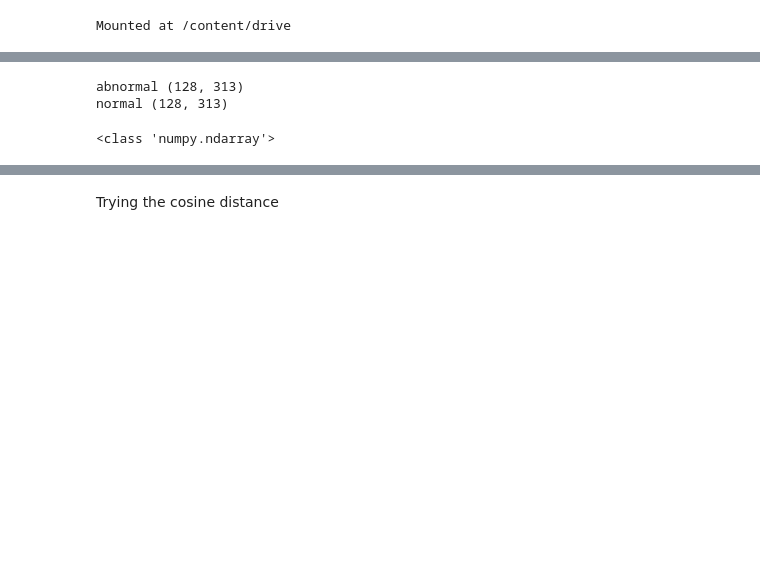
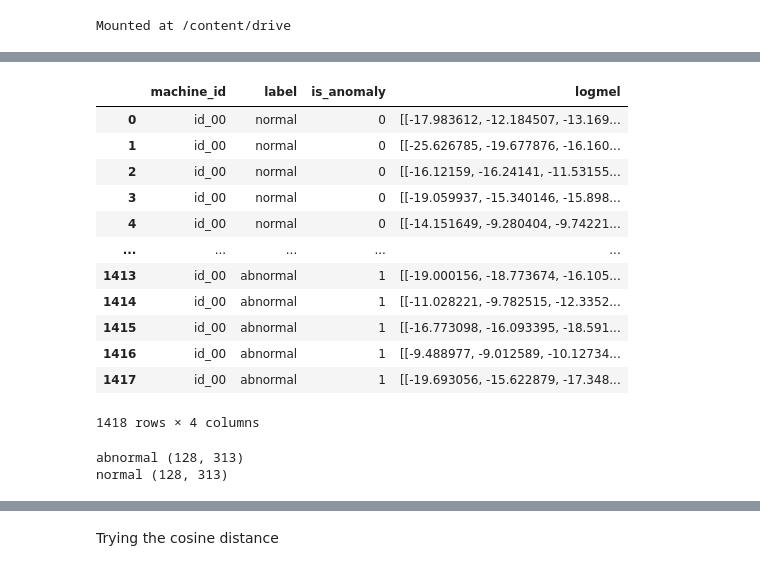
Before and after one commit to wikiwa1/ASD-with-SSL, a Jupyter notebook: Baseline_model_with_logmel_spectrogram_avg_and_aucroc_metric.ipynb, the cells around one changed output, grey strips where cells are left out. Cells and saved outputs as stored; diff of their text form; code cells hidden in the pictures; blank space fills up the shorter version.

```diff
--- a/Baseline_model_with_logmel_spectrogram_avg_and_aucroc_metric.ipynb
+++ b/Baseline_model_with_logmel_spectrogram_avg_and_aucroc_metric.ipynb
@@ -40,3 +56,29 @@ logmel_df = pd.read_pickle('/content/drive/MyDrive/fan/logmel_df.pkl')
+# %%
+machine_dfs = {
+    machine_id: logmel_df[logmel_df['machine_id'] == machine_id]
+    for machine_id in logmel_df['machine_id'].unique()
+}
+
+df_id00 = machine_dfs['id_00']
+df_id02 = machine_dfs['id_02']
+df_id04 = machine_dfs['id_04']
+df_id06 = machine_dfs['id_06']
+# %%
+df_id00
+# %% [output]
+|  | machine_id | label | is_anomaly | logmel |
+| 0 | id_00 | normal | 0 | [[-17.983612, -12.184507, -13.169... |
+| 1 | id_00 | normal | 0 | [[-25.626785, -19.677876, -16.160... |
+| 2 | id_00 | normal | 0 | [[-16.12159, -16.24141, -11.53155... |
+| 3 | id_00 | normal | 0 | [[-19.059937, -15.340146, -15.898... |
+| 4 | id_00 | normal | 0 | [[-14.151649, -9.280404, -9.74221... |
+| ... | ... | ... | ... | ... |
+| 1413 | id_00 | abnormal | 1 | [[-19.000156, -18.773674, -16.105... |
+| 1414 | id_00 | abnormal | 1 | [[-11.028221, -9.782515, -12.3352... |
+| 1415 | id_00 | abnormal | 1 | [[-16.773098, -16.093395, -18.591... |
+| 1416 | id_00 | abnormal | 1 | [[-9.488977, -9.012589, -10.12734... |
+| 1417 | id_00 | abnormal | 1 | [[-19.693056, -15.622879, -17.348... |
+1418 rows × 4 columns
 # %%
 from sklearn.model_selection import train_test_split
 
@@ -71,7 +143,3 @@ avg_abnormal = averages['abnormal']
 # %% [output]
 abnormal (128, 313)
 normal (128, 313)
-# %%
-print(type(avg_logmel))
-# %% [output]
-<class 'numpy.ndarray'>
```
Also changed, not shown: parts of 8 cells of this notebook.
